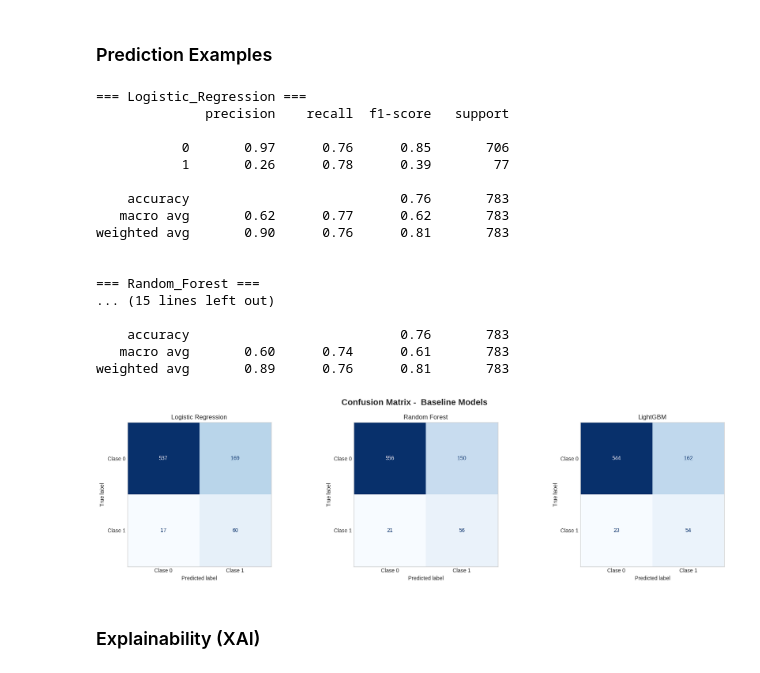
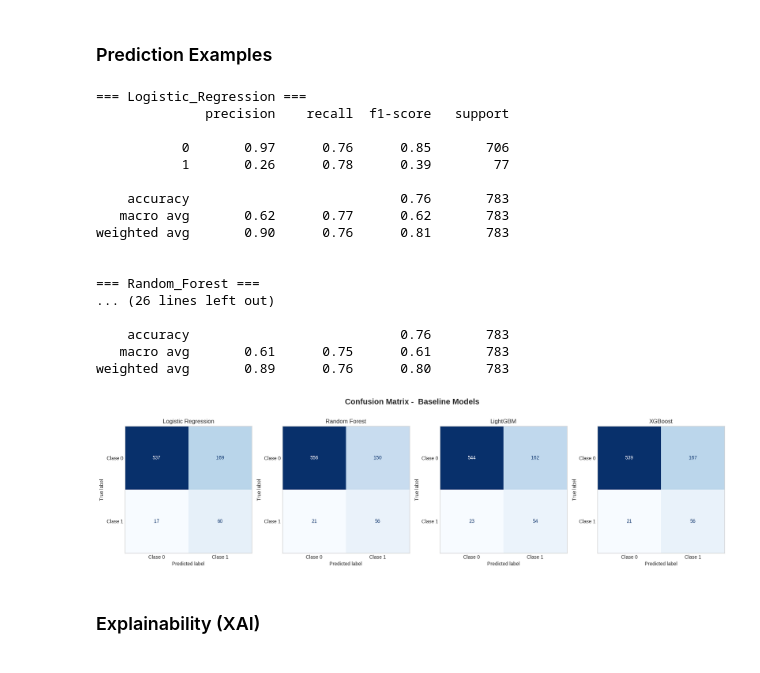
Before and after one commit to FrancoPalavicinoG/cellia, a Jupyter notebook: notebooks/06_baseline_model_predictions.ipynb, the cells around one changed output. Cells and saved outputs as stored; diff of their text form; code cells hidden in the pictures.

Commit message:
XGBoost model predictions & Explainability

```diff
--- a/notebooks/06_baseline_model_predictions.ipynb
+++ b/notebooks/06_baseline_model_predictions.ipynb
@@ -62,7 +62,8 @@ import joblib
 models_files = {
     "Logistic_Regression": "/content/drive/MyDrive/cellia_drive/Models/Logistic Regression.joblib",
     "Random_Forest": "/content/drive/MyDrive/cellia_drive/Models/Random Forest.joblib",
-    "LightGBM": "/content/drive/MyDrive/cellia_drive/Models/LightGBM.joblib"
+    "LightGBM": "/content/drive/MyDrive/cellia_drive/Models/LightGBM.joblib",
+    "XGBoost": "/content/drive/MyDrive/cellia_drive/Models/XGBoost.joblib",
 }
 
 loaded_models = {name: joblib.load(path) for name, path in models_files.items()}
@@ -86,39 +87,40 @@ weighted avg       0.90      0.76      0.81       783
 
 
 === Random_Forest ===
-... (15 lines left out)
+... (26 lines left out)
 
     accuracy                           0.76       783
-   macro avg       0.60      0.74      0.61       783
-weighted avg       0.89      0.76      0.81       783
+   macro avg       0.61      0.75      0.61       783
+weighted avg       0.89      0.76      0.80       783
 # %%
 import matplotlib.pyplot as plt
 from sklearn.metrics import confusion_matrix, ConfusionMatrixDisplay
 
 # Configurar estilo
 plt.style.use("seaborn-v0_8-whitegrid")
 
 models = {
     "Logistic Regression": loaded_models["Logistic_Regression"],
     "Random Forest": loaded_models["Random_Forest"],
-    "LightGBM": loaded_models["LightGBM"]
+    "LightGBM": loaded_models["LightGBM"],
+    "XGBoost": loaded_models["XGBoost"]
 }
 
-fig, axes = plt.subplots(1, 3, figsize=(18, 5))
+fig, axes = plt.subplots(1, 4, figsize=(18, 5))
 
 for ax, (name, model) in zip(axes, models.items()):
     y_pred = model.predict(X_test)
     cm = confusion_matrix(y_test, y_pred)
     disp = ConfusionMatrixDisplay(confusion_matrix=cm, display_labels=["Clase 0", "Clase 1"])
     disp.plot(ax=ax, cmap="Blues", colorbar=False)
     ax.set_title(name)
     ax.grid(False)
 
 plt.suptitle("Confusion Matrix -  Baseline Models", fontsize=16, weight="bold")
 plt.tight_layout()
 plt.show()
 # %% [output]
-[figure, old version]
+[figure, new version]
 # %% [markdown]
 ### Explainability (XAI)
 # %%
```
Also changed, not shown: parts of 4 cells of this notebook.
